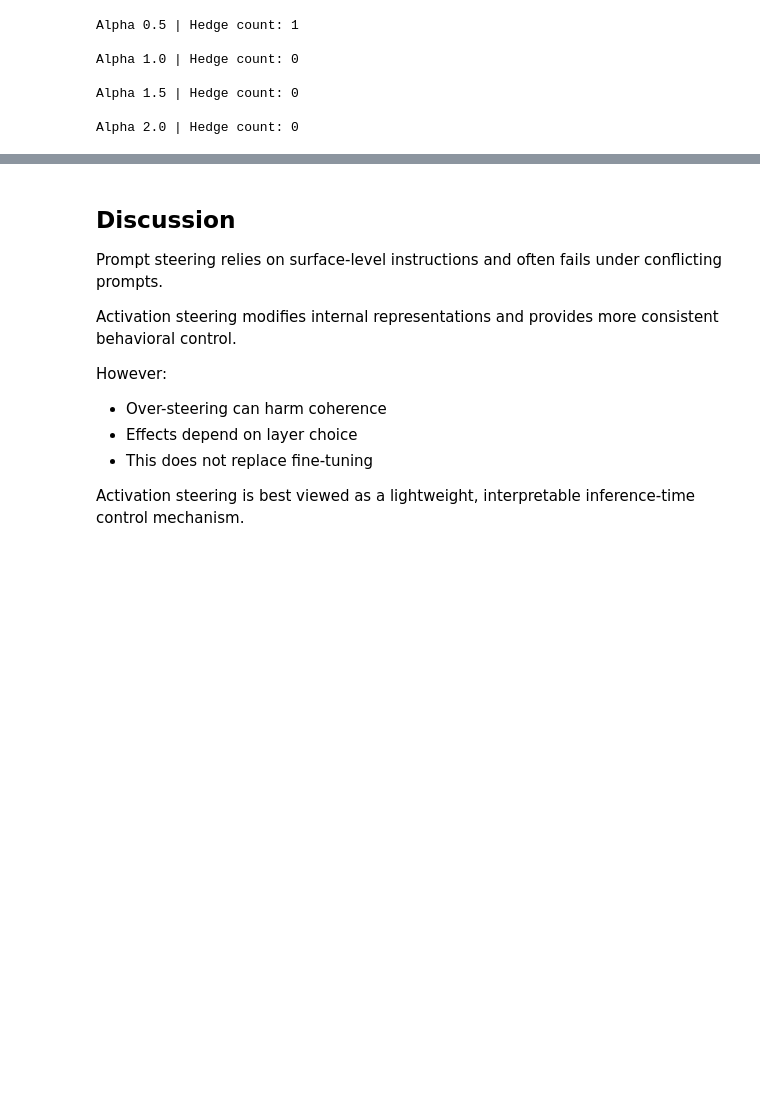
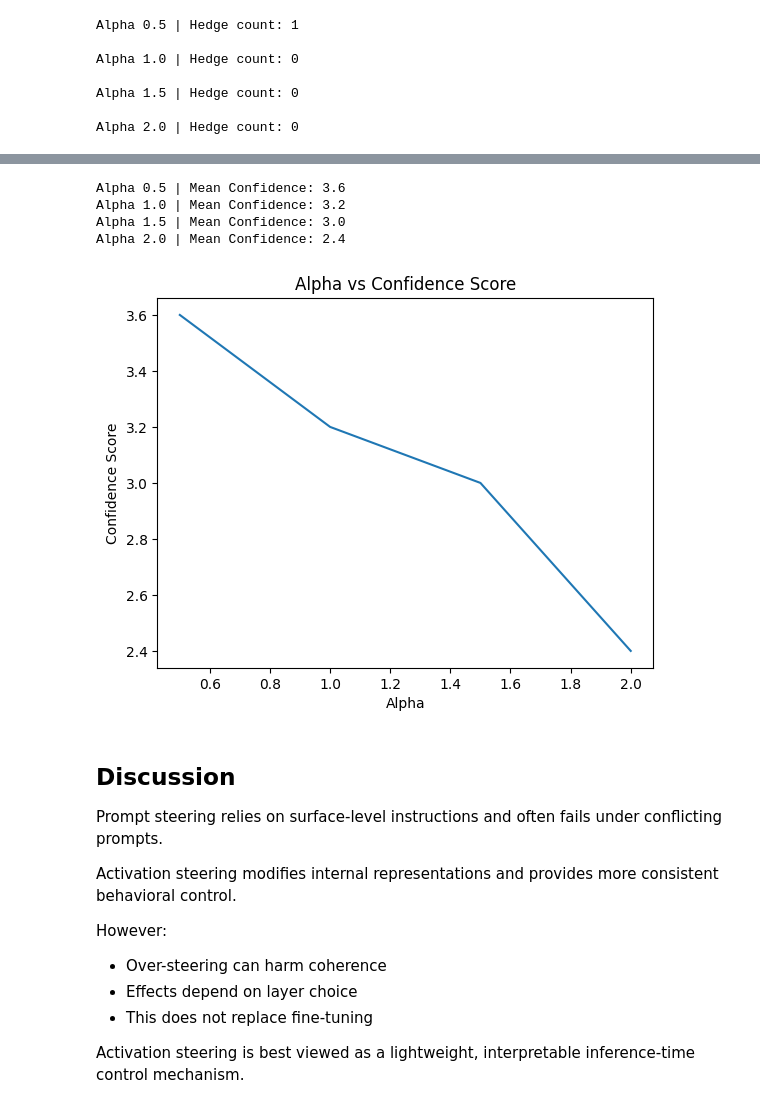
Before and after one commit to iamfaham/llm_steering, a Jupyter notebook: llm_steering.ipynb, the cells around one changed output, grey strips where cells are left out. Drawn from its saved outputs; the diff is of its cells as text; code cells hidden in the pictures; blank space fills up the shorter version.

```diff
--- a/llm_steering.ipynb
+++ b/llm_steering.ipynb
@@ -396,3 +462,31 @@ Alpha 2.0 | Hedge count: 0
+# %%
+alpha_results = {}
+
+for alpha in [0.5, 1.0, 1.5, 2.0]:
+    # Define a robust hook that captures the current alpha
+    def steering_hook(module, input, output, alpha_val=alpha):
+        if isinstance(output, tuple):
+            return (output[0] + alpha_val * steering_vector.unsqueeze(1),) + output[1:]
+        else:
+            return output + alpha_val * steering_vector.unsqueeze(1)
+
+    mean_score, std_score = evaluate_mode(base_prompt, apply_activation=True)
+    alpha_results[alpha] = mean_score
+    print(f"Alpha {alpha} | Mean Confidence: {mean_score}")
+# %% [output]
+Alpha 0.5 | Mean Confidence: 3.6
+Alpha 1.0 | Mean Confidence: 3.2
+Alpha 1.5 | Mean Confidence: 3.0
+Alpha 2.0 | Mean Confidence: 2.4
+# %%
+plt.figure()
+plt.plot(list(alpha_results.keys()), list(alpha_results.values()))
+plt.title("Alpha vs Confidence Score")
+plt.xlabel("Alpha")
+plt.ylabel("Confidence Score")
+plt.show()
+# %% [output]
+[figure, added]
 # %% [markdown]
 ## Discussion
 
```
Also changed, not shown: parts of 12 cells of this notebook.
